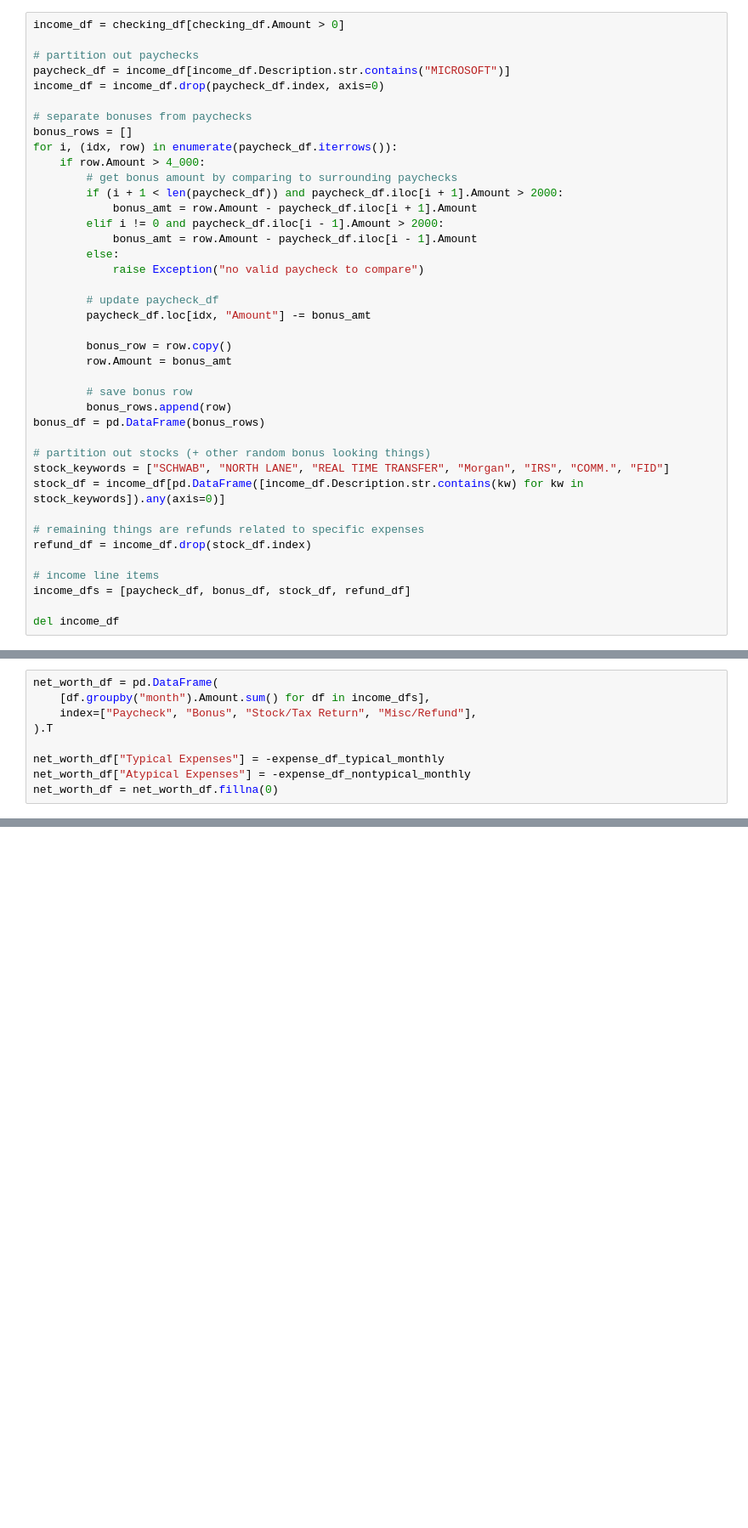
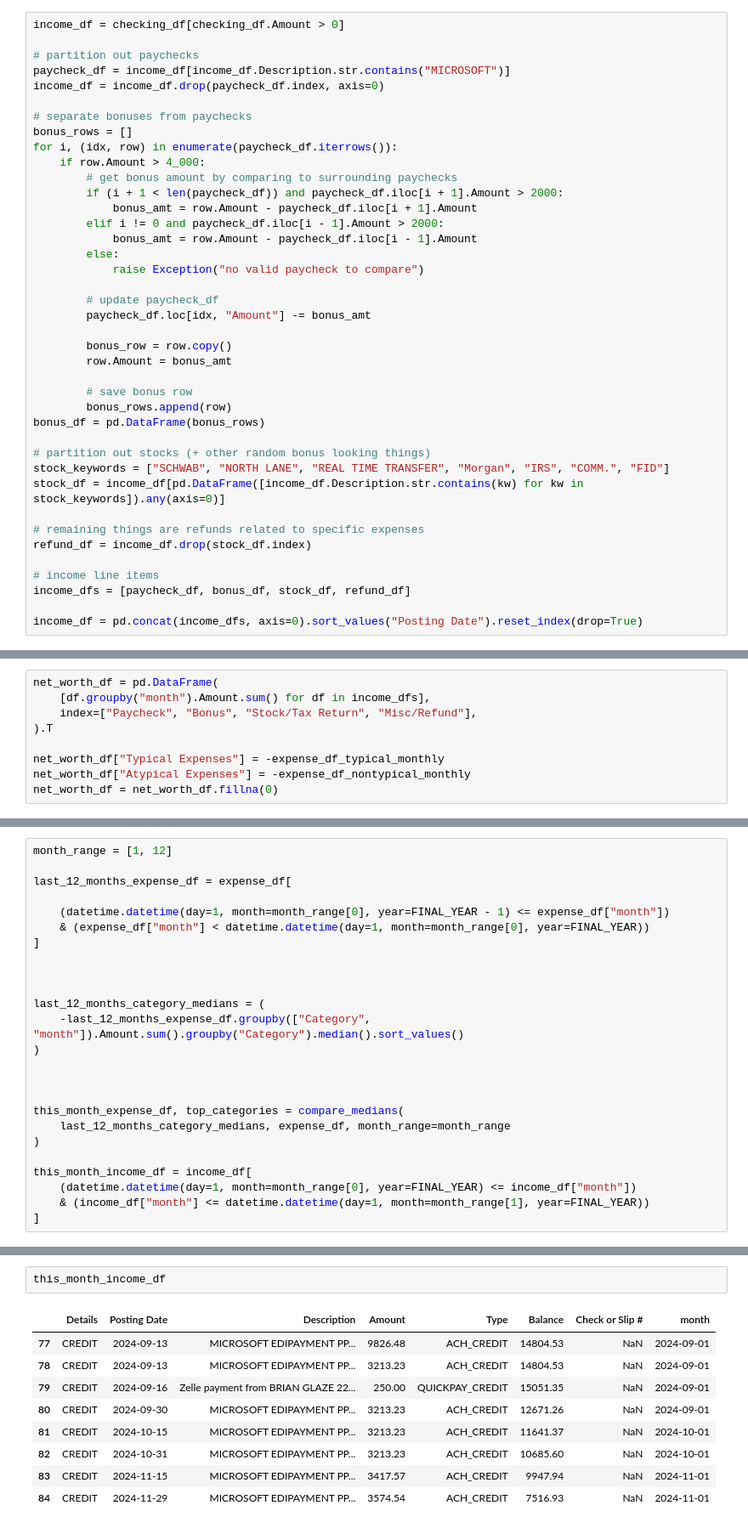
Before and after one commit to nglaze00/budget, a Jupyter notebook: expenses.ipynb, the cells around one changed output, grey strips where cells are left out. Shown at 85% size. Cells and saved outputs as stored; diff of their text form; blank space fills up the shorter version.

```diff
--- a/expenses.ipynb
+++ b/expenses.ipynb
@@ -127,4 +153,4 @@ refund_df = income_df.drop(stock_df.index)
 # income line items
 income_dfs = [paycheck_df, bonus_df, stock_df, refund_df]
 
-del income_df
+income_df = pd.concat(income_dfs, axis=0).sort_values("Posting Date").reset_index(drop=True)
@@ -446,0 +507,25 @@ Shopping               -92.672165
+# %%
+month_range = [1, 12]
+
+last_12_months_expense_df = expense_df[
+
+    (datetime.datetime(day=1, month=month_range[0], year=FINAL_YEAR - 1) <= expense_df["month"])
+    & (expense_df["month"] < datetime.datetime(day=1, month=month_range[0], year=FINAL_YEAR))
+]
+
+
+
+last_12_months_category_medians = (
+    -last_12_months_expense_df.groupby(["Category", "month"]).Amount.sum().groupby("Category").median().sort_values()
+)
+
+
+
+this_month_expense_df, top_categories = compare_medians(
+    last_12_months_category_medians, expense_df, month_range=month_range
+)
+
+this_month_income_df = income_df[
+    (datetime.datetime(day=1, month=month_range[0], year=FINAL_YEAR) <= income_df["month"])
+    & (income_df["month"] <= datetime.datetime(day=1, month=month_range[1], year=FINAL_YEAR))
+]
@@ -446,0 +581,12 @@ Shopping               -92.672165
+# %%
+this_month_income_df
+# %% [output]
+|  | Details | Posting Date | Description | Amount | Type | Balance | Check or Slip # | month |
+| 77 | CREDIT | 2024-09-13 | MICROSOFT EDIPAYMENT PP... | 9826.48 | ACH_CREDIT | 14804.53 | NaN | 2024-09-01 |
+| 78 | CREDIT | 2024-09-13 | MICROSOFT EDIPAYMENT PP... | 3213.23 | ACH_CREDIT | 14804.53 | NaN | 2024-09-01 |
+| 79 | CREDIT | 2024-09-16 | Zelle payment from BRIAN GLAZE 22... | 250.00 | QUICKPAY_CREDIT | 15051.35 | NaN | 2024-09-01 |
+| 80 | CREDIT | 2024-09-30 | MICROSOFT EDIPAYMENT PP... | 3213.23 | ACH_CREDIT | 12671.26 | NaN | 2024-09-01 |
+| 81 | CREDIT | 2024-10-15 | MICROSOFT EDIPAYMENT PP... | 3213.23 | ACH_CREDIT | 11641.37 | NaN | 2024-10-01 |
+| 82 | CREDIT | 2024-10-31 | MICROSOFT EDIPAYMENT PP... | 3213.23 | ACH_CREDIT | 10685.60 | NaN | 2024-10-01 |
+| 83 | CREDIT | 2024-11-15 | MICROSOFT EDIPAYMENT PP... | 3417.57 | ACH_CREDIT | 9947.94 | NaN | 2024-11-01 |
+| 84 | CREDIT | 2024-11-29 | MICROSOFT EDIPAYMENT PP... | 3574.54 | ACH_CREDIT | 7516.93 | NaN | 2024-11-01 |
```
Also changed, not shown: parts of 32 cells of this notebook, 4 other files.
